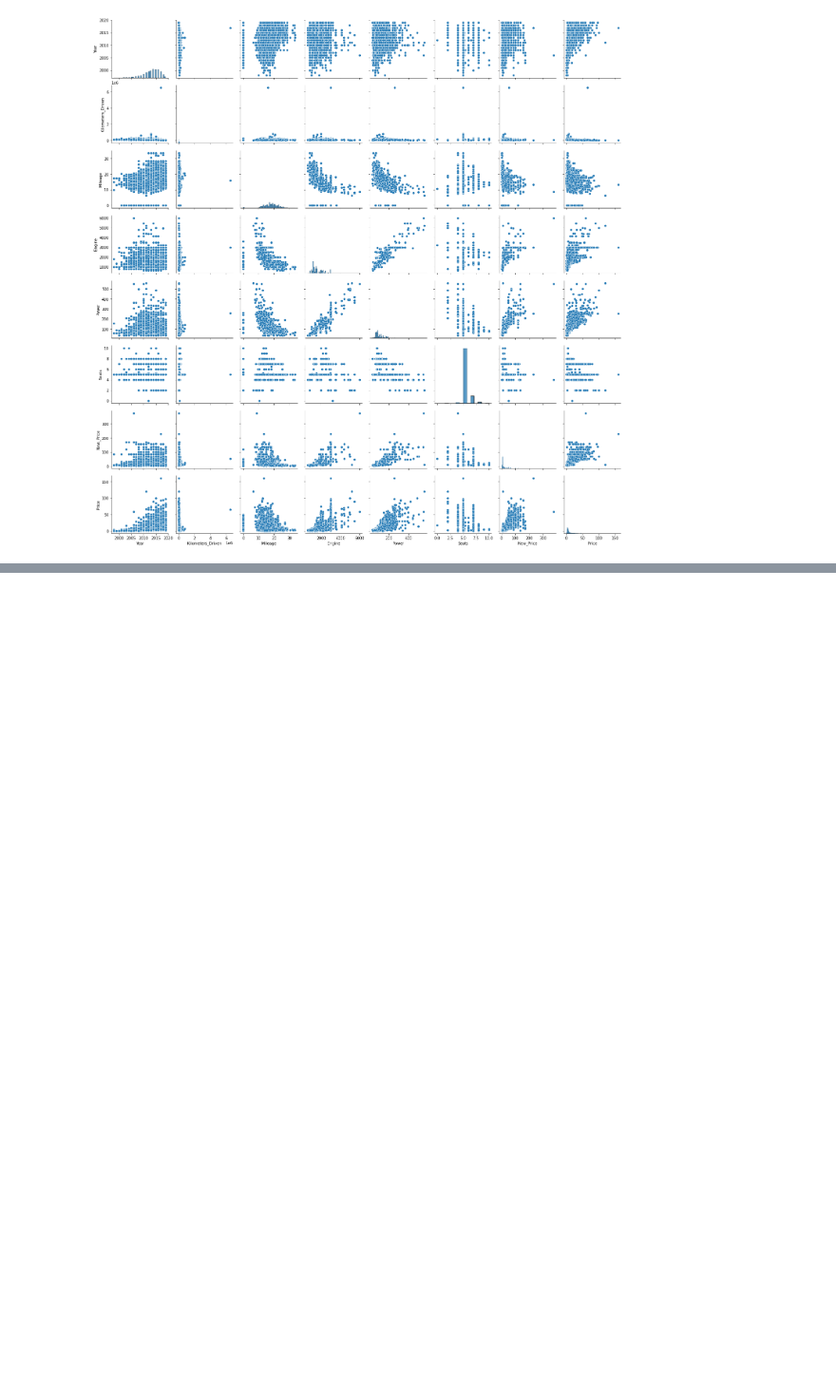
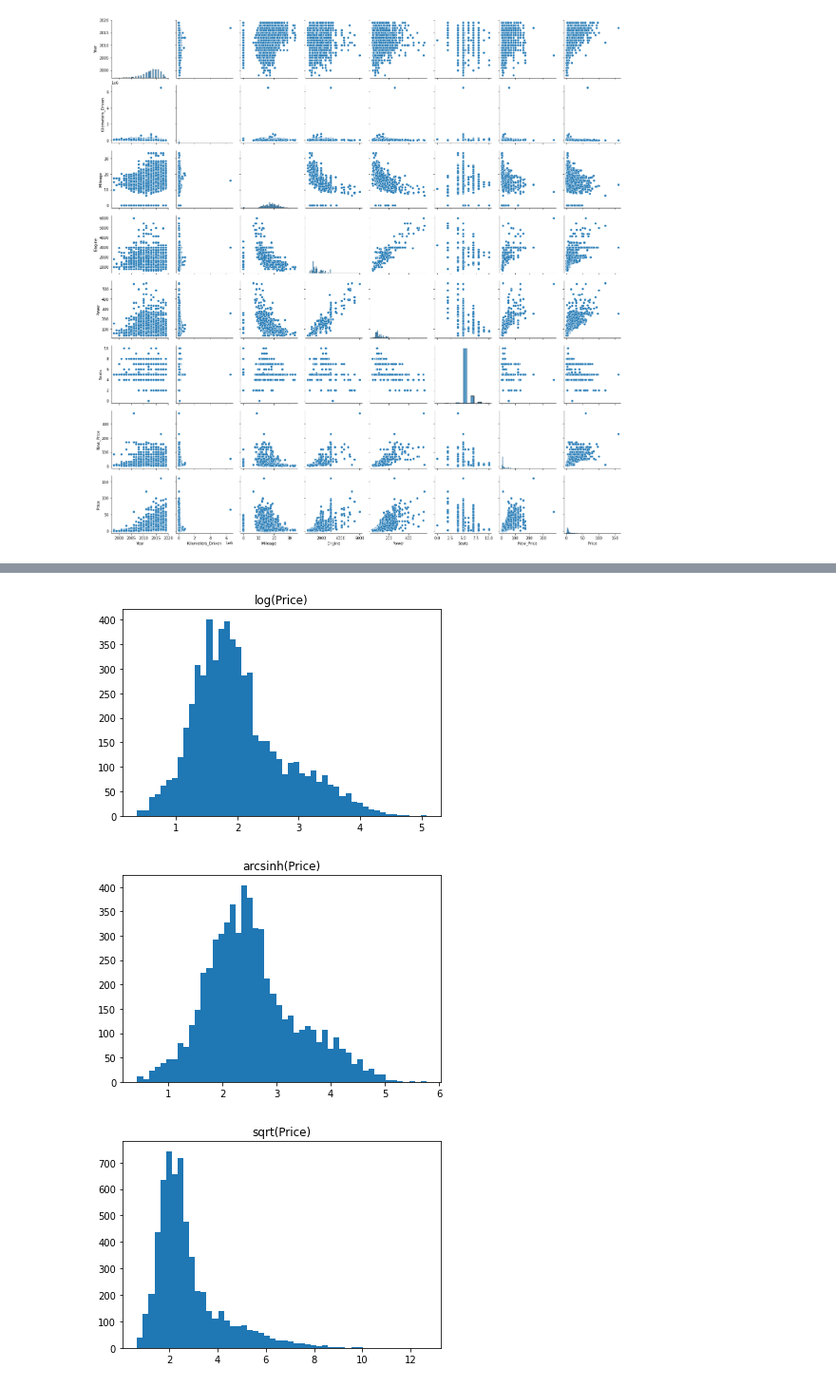
Before and after one commit to Isaac009/PGP-AIML, a Jupyter notebook: LR/Project/CarProject.ipynb, the cells around one changed output, grey strips where cells are left out. Shown at 95% size. Cells and saved outputs as stored; diff of their text form; code cells hidden in the pictures; blank space fills up the shorter version.

```diff
--- a/LR/Project/CarProject.ipynb
+++ b/LR/Project/CarProject.ipynb
@@ -748,0 +787,14 @@ for cat_var in cat_vars:
+# %%
+plt.hist(np.log(df['Price'] + 1), 50)
+plt.title('log(Price)')
+plt.show()
+plt.hist(np.arcsinh(df['Price']), 50)
+plt.title('arcsinh(Price)')
+plt.show()
+plt.hist(np.sqrt(df['Price']), 50)
+plt.title('sqrt(Price)')
+plt.show()
+# %% [output]
+[figure, added]
+[figure, added]
+[figure, added]
```
Also changed, not shown: parts of 22 cells of this notebook, 1 other file.
